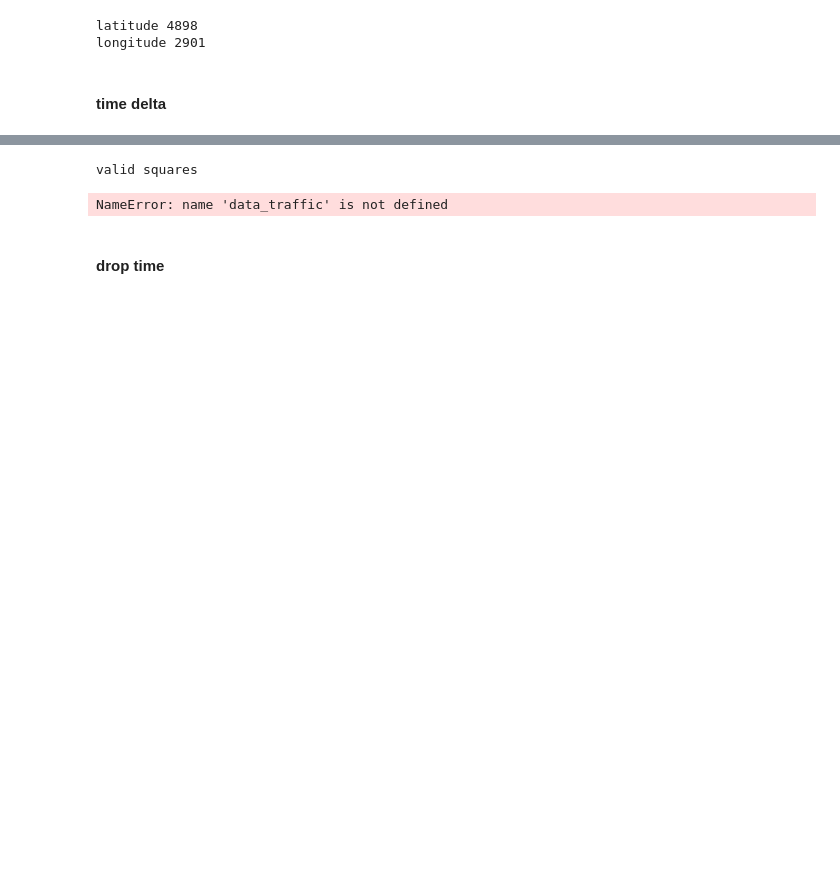
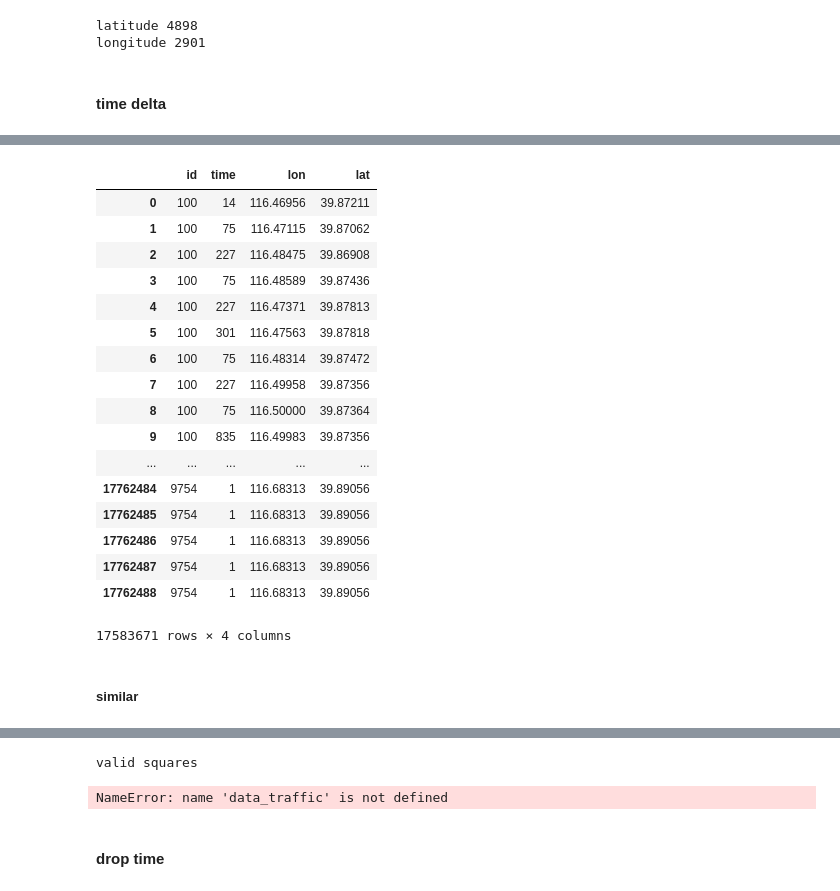
Before and after one commit to ethanhe42/Vehicle-Traffic-Driven-Camera-Placement, a Jupyter notebook: Untitled.ipynb, the cells around one changed output, grey strips where cells are left out. Cells and saved outputs as stored; diff of their text form; code cells hidden in the pictures; blank space fills up the shorter version.

```diff
--- a/Untitled.ipynb
+++ b/Untitled.ipynb
@@ -105,0 +132,23 @@ See the the caveats in the documentation: http://pandas.pydata.org/pandas-docs/s
+# %%
+rawdata
+# %% [output]
+|  | id | time | lon | lat |
+| 0 | 100 | 14 | 116.46956 | 39.87211 |
+| 1 | 100 | 75 | 116.47115 | 39.87062 |
+| 2 | 100 | 227 | 116.48475 | 39.86908 |
+| 3 | 100 | 75 | 116.48589 | 39.87436 |
+| 4 | 100 | 227 | 116.47371 | 39.87813 |
+| 5 | 100 | 301 | 116.47563 | 39.87818 |
+| 6 | 100 | 75 | 116.48314 | 39.87472 |
+| 7 | 100 | 227 | 116.49958 | 39.87356 |
+| 8 | 100 | 75 | 116.50000 | 39.87364 |
+| 9 | 100 | 835 | 116.49983 | 39.87356 |
+| ... | ... | ... | ... | ... |
+| 17762484 | 9754 | 1 | 116.68313 | 39.89056 |
+| 17762485 | 9754 | 1 | 116.68313 | 39.89056 |
+| 17762486 | 9754 | 1 | 116.68313 | 39.89056 |
+| 17762487 | 9754 | 1 | 116.68313 | 39.89056 |
+| 17762488 | 9754 | 1 | 116.68313 | 39.89056 |
+17583671 rows × 4 columns
+# %% [markdown]
+##### similar
```
Also changed, not shown: parts of 39 cells of this notebook, 8 other files.
